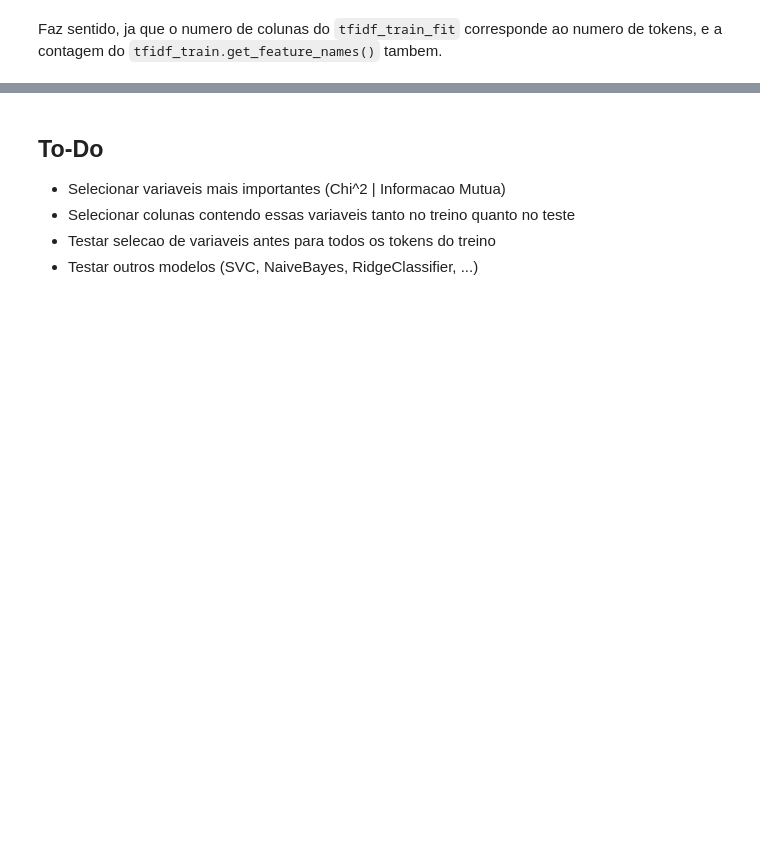
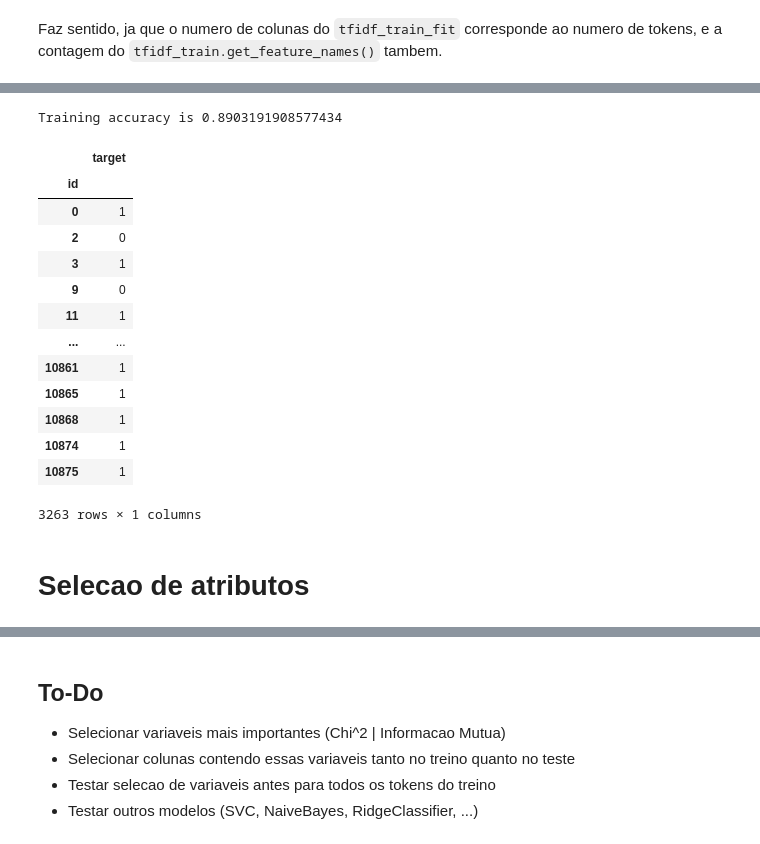
Before and after one commit to marcelo-campa/Analytica-Kaggle-NLP, a Jupyter notebook: kaggle_tweets.ipynb, the cells around one changed output, grey strips where cells are left out. Cells and saved outputs as stored; diff of their text form; code cells hidden in the pictures; blank space fills up the shorter version.

```diff
--- a/kaggle_tweets.ipynb
+++ b/kaggle_tweets.ipynb
@@ -339,0 +289,39 @@ scores_logistic.mean()
+# %%
+from sklearn.metrics import accuracy_score
+
+clf.fit(X,y)
+
+y_pred = clf.predict(X)
+
+print('Training accuracy is {}'.format(accuracy_score(y, y_pred)))
+# %% [output]
+Training accuracy is 0.8903191908577434
+# %%
+# Submissao
+
+sample_submission = pd.read_csv(zf.open('sample_submission.csv'))
+
+y_sub = clf.predict(tfidf_test_df)
+# %%
+sub = sample_submission.copy()
+# %%
+sub['target'] = y_sub
+# %%
+sub.set_index('id',inplace=True)
+# %%
+sub
+# %% [output]
+|  | target |
+| id |  |
+| 0 | 1 |
+| 2 | 0 |
+| 3 | 1 |
+| 9 | 0 |
+| 11 | 1 |
+| ... | ... |
+| 10861 | 1 |
+| 10865 | 1 |
+| 10868 | 1 |
+| 10874 | 1 |
+| 10875 | 1 |
+3263 rows × 1 columns
@@ -339,0 +330,2 @@ scores_logistic.mean()
+# %% [markdown]
+# Selecao de atributos
```
Also changed, not shown: parts of 41 cells of this notebook, 1 other file.
